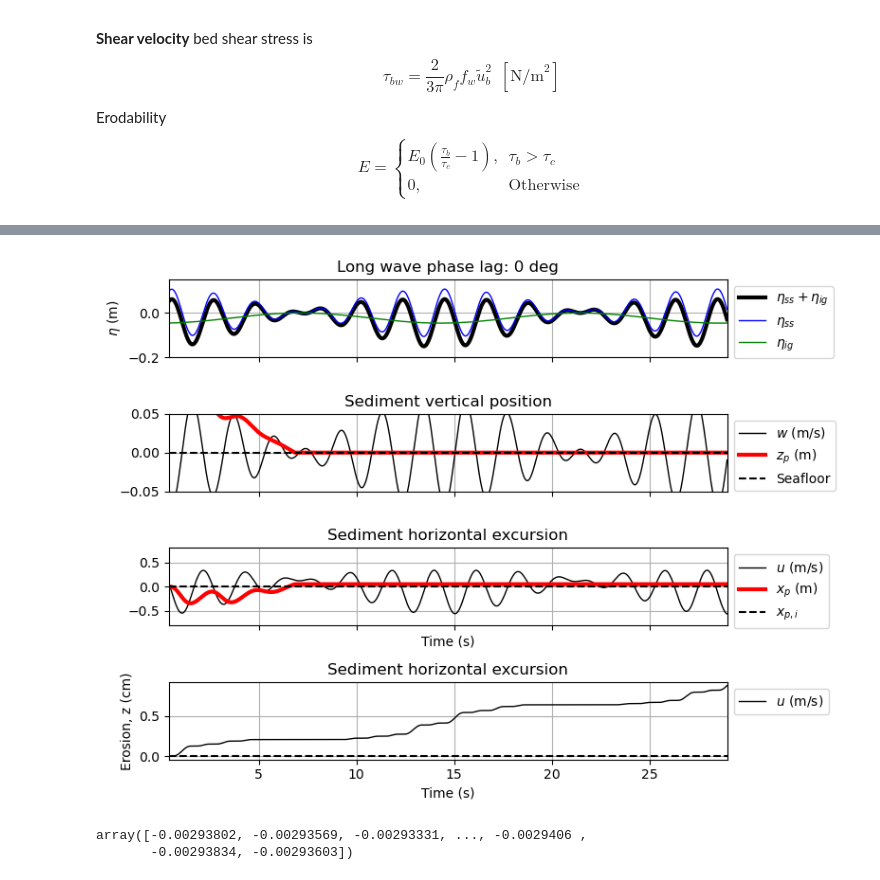
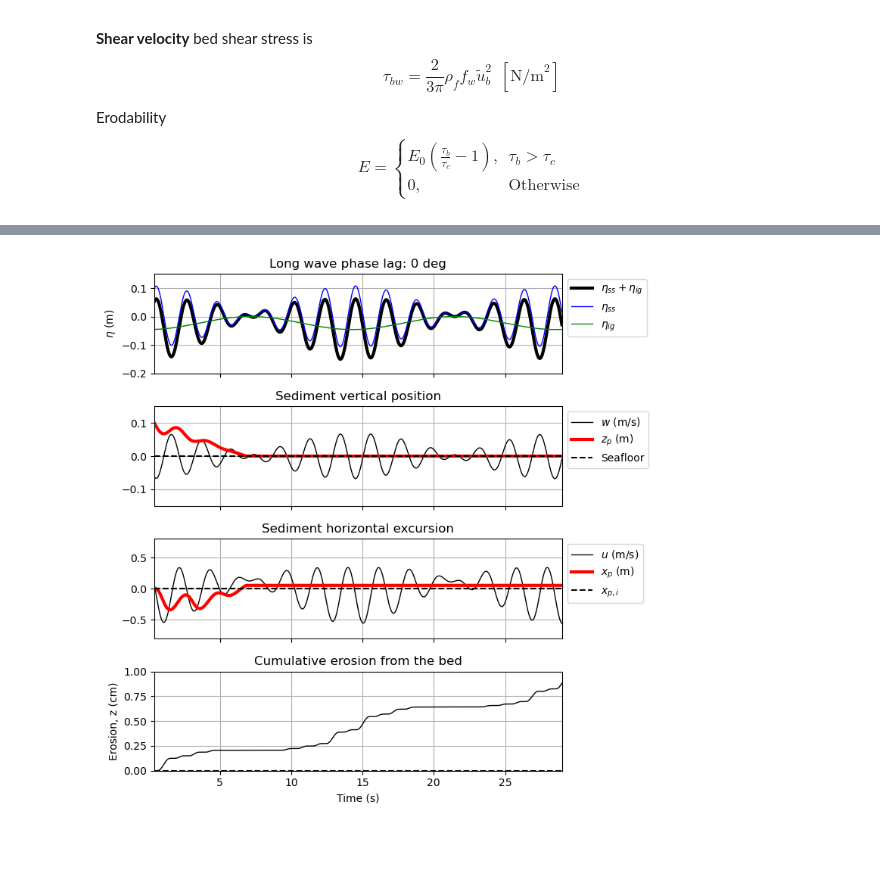
Before and after one commit to chegermiller/sedcolab-stone, a Jupyter notebook: lab-scaling/sediment_tray.ipynb, the cells around one changed output, grey strips where cells are left out. Drawn from its saved outputs; the diff is of its cells as text; code cells hidden in the pictures; blank space fills up the shorter version.

```diff
--- a/lab-scaling/sediment_tray.ipynb
+++ b/lab-scaling/sediment_tray.ipynb
@@ -514,6 +492,6 @@ plt.plot(Etotal/rhobed)
 # %%
 # Plot results
-fig, ax = plt.subplots(4, 1, figsize=(8, 6), sharex=True)
+fig, ax = plt.subplots(4, 1, figsize=(7.5, 7.5), sharex=True)
 
 ax[0].plot(t, eta, label=r"$\eta_{ss} + \eta_{ig}$", color='k', lw=3)
 ax[0].plot(t, eta_short, label=r"$\eta_{ss}$", color='b',linestyle='-', lw=1)
@@ -529,39 +507,39 @@ ax[0].set_ylim(2 * -(a1 + a2), 1.5 * (a1 + a2))
 ax[1].plot(t, w_total, label=r"$w$ (m/s)", color='k', lw=1)
 ax[1].plot(t, z_sediment, label=r"$z_{p}$ (m)", color='r', lw=3)
 ax[1].axhline(y=0, color='k', linestyle='--', label="Seafloor")
 ax[1].set_ylabel("")
 ax[1].set_title("Sediment vertical position")
 ax[1].legend(loc='upper left', bbox_to_anchor=(1, 1))
 ax[1].grid()
 ax[1].set_xlim([t[0], t[-1]])
-ax[1].set_ylim(-1.2 * zbed, 1.2 * zbed)
+ax[1].set_ylim(-0.15, 0.15)
 
 ax[2].plot(t, u_total, label=r"$u$ (m/s)", color='k', lw=1)
 # ax[2].plot(t, ug, label=r"$w$ (m/s)", color='k', lw=1)
 # ax[2].plot(t, u1+u2, label=r"$w$ (m/s)", color='k', lw=1)
 ax[2].plot(t, x_sediment, label=r"$x_{p}$ (m)", color='r', lw=3)
 ax[2].axhline(y=0, color='k', linestyle='--', label=r"$x_{p,i}$")
-ax[2].set_xlabel("Time (s)")
+# ax[2].set_xlabel("Time (s)")
 ax[2].set_ylabel("")
 ax[2].set_title("Sediment horizontal excursion")
 ax[2].legend(loc='upper left', bbox_to_anchor=(1, 1))
 ax[2].grid()
 ax[2].set_xlim([t[0], t[-1]])
 ax[2].set_ylim(-0.8, 0.8)
 
 ax[3].plot(t, z_erode*100, label=r"$u$ (m/s)", color='k', lw=1)
 ax[3].axhline(y=0, color='k', linestyle='--')
 ax[3].set_xlabel("Time (s)")
 ax[3].set_ylabel("Erosion, z (cm)")
-ax[3].set_title("Er")
-ax[3].legend(loc='upper left', bbox_to_anchor=(1, 1))
+ax[3].set_title("Cumulative erosion from the bed")
+# ax[3].legend(loc='upper left', bbox_to_anchor=(1, 1))
 ax[3].grid()
 ax[3].set_xlim([t[0], t[-1]])
-# ax[2].set_ylim(-0.8, 0.8)
+ax[3].set_ylim(0, 1)
 
 plt.tight_layout()
 # %% [output]
-[figure, old version]
+[figure, new version]
 # %%
 # Compute long wave parameters
 Tg = 1 / (f1 - f2)  # Group period
@@ -624,6 +602,3 @@ atest2 = calc_LH_boundwave(a1, a2, f1, f2, swl, t)
 # %%
-atest1
+# atest1
-# %% [output]
-array([-0.00293802, -0.00293569, -0.00293331, ..., -0.0029406 ,
-       -0.00293834, -0.00293603])
 # %%
```
Also changed, not shown: parts of 6 cells of this notebook.
